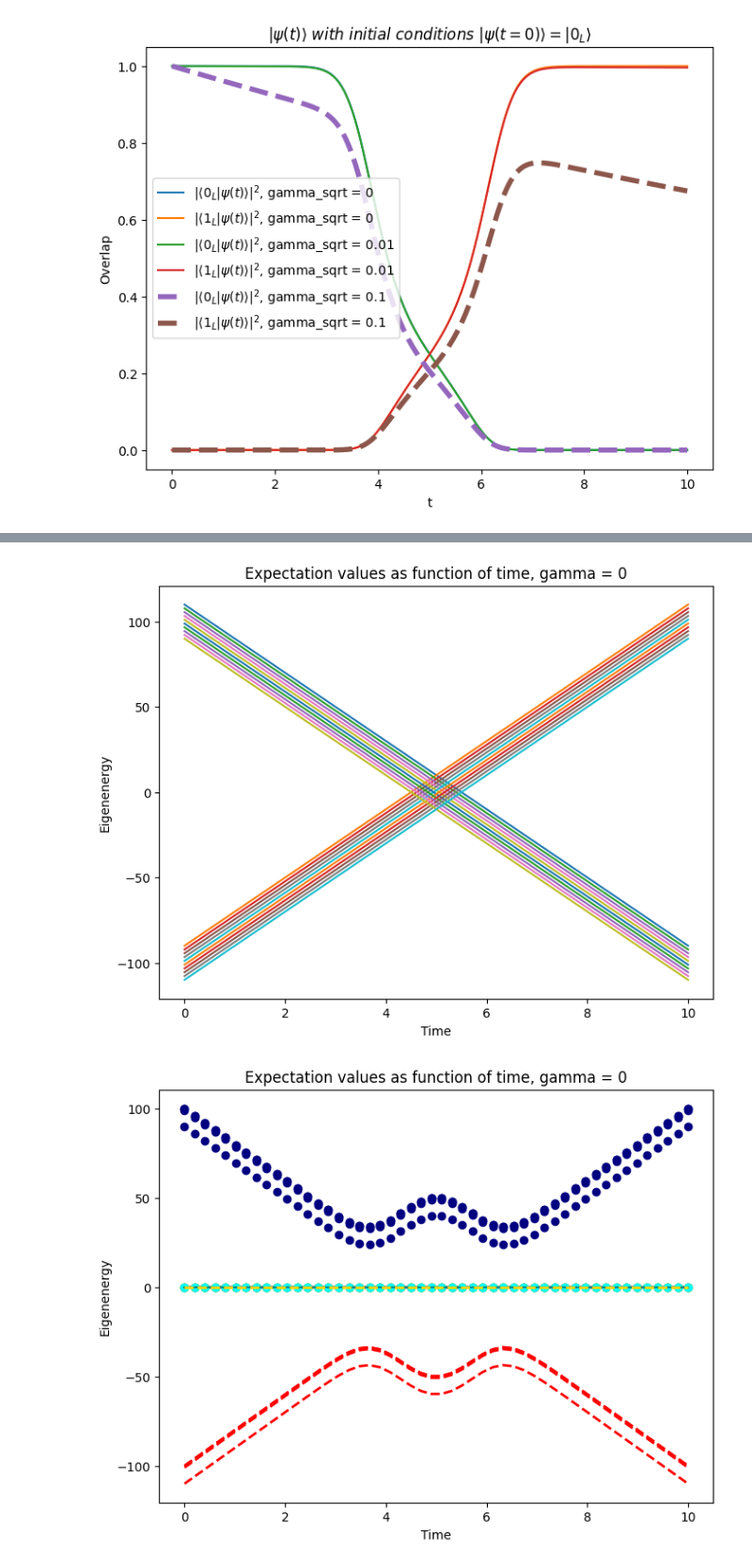
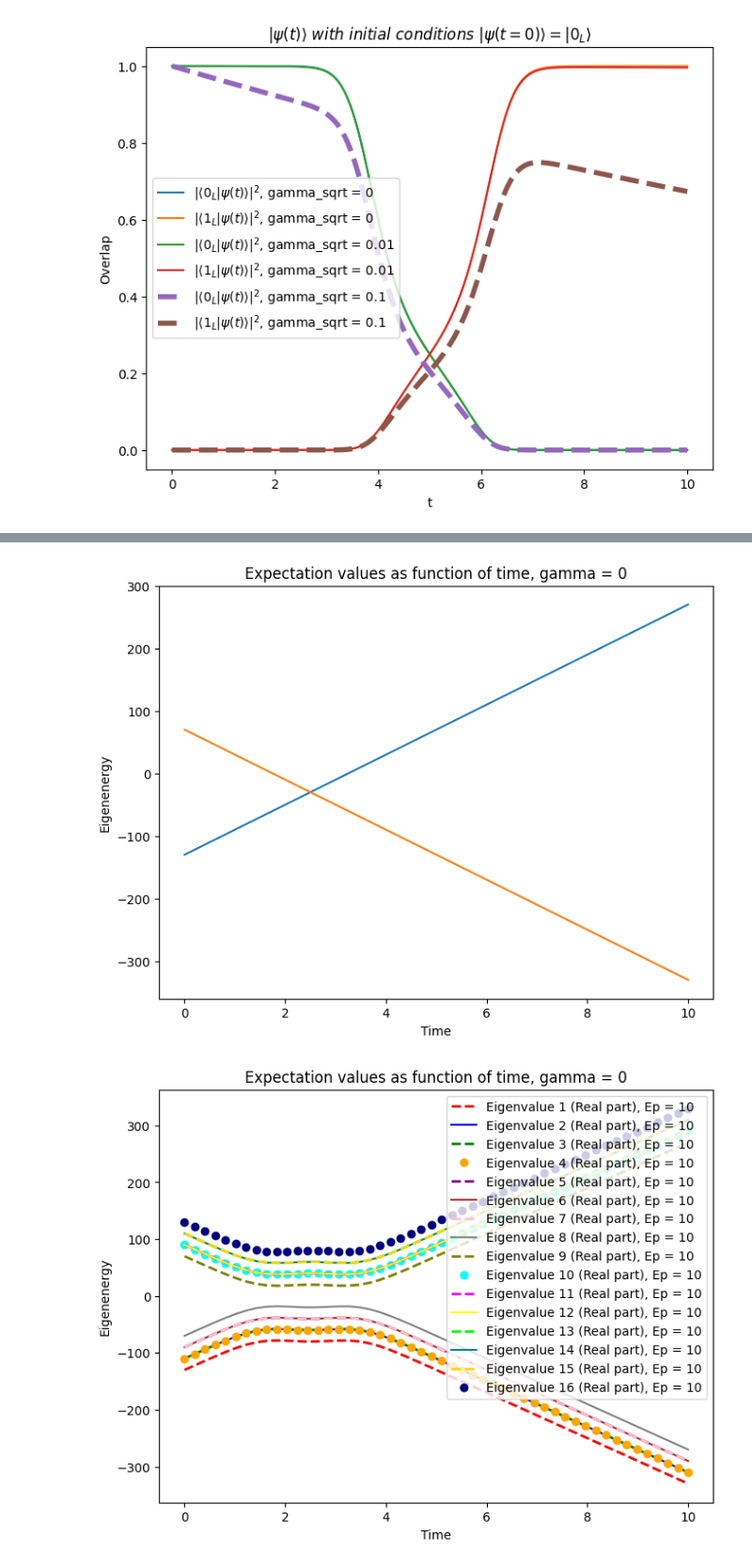
Before and after one commit to chenscheimq/QEC, a Jupyter notebook: RAP/RAP_4_qubit_stabilizer_code.ipynb, the cells around one changed output, grey strips where cells are left out. Shown at 94% size. Drawn from its saved outputs; the diff is of its cells as text; code cells hidden in the pictures.

```diff
--- a/RAP/RAP_4_qubit_stabilizer_code.ipynb
+++ b/RAP/RAP_4_qubit_stabilizer_code.ipynb
@@ -115,9 +115,9 @@ logical_Z = tensor(Z, Z, I, I)
 logical_one = logical_X * logical_zero
 
 # Applying error
-error = tensor(I, X, I, X)
-logical_zero = error * logical_zero
-logical_one = error * logical_one
+# error = tensor(I, X, I, X)
+# logical_zero = error * logical_zero
+# logical_one = error * logical_one
 
 print_quantum_state_as_superposition(logical_zero)
 print_quantum_state_as_superposition(logical_one)
@@ -127,6 +127,11 @@ P1 = logical_one * logical_one.dag()
 
 P_tot = P0 + P1
 
+for s in (-10*(g1 + g2 + g3)).eigenstates()[1]:
+    print(logical_one.overlap(s))
+    # print(logical_zero.overlap(s))
+
+
 result_zero = is_stabilized(logical_zero, stabilizers)
 result_one = is_stabilized(logical_one, stabilizers)
 print(f"Logical |0_L> is stabilized: {result_zero[1]} and the syndrom is {result_zero[0]}")
@@ -194,10 +215,11 @@ plt.show()
 # %% [output]
 [figure]
 # %%
-Eps = np.linspace(-10, 10, 30)
+# Eps = np.linspace(-10, 10, 30)
+Eps = [-10, 0, 10, 100]
 
 # defining time dependant coefs
-T = 10
+T = 5
 sigma = 1
 
 t = np.linspace(0, T, 1000)
@@ -214,7 +236,7 @@ plt.figure(figsize=(8, 6))
 for i, Ep in enumerate(Eps):
     Hp = -Ep*(g1 + g2 + g3)
 
-    gamma_sqrt = 0
+    gamma_sqrt = 0.5
     C_op = gamma_sqrt * sigmam()
     collapse_ops = [
         tensor(C_op, I, I, I),
@@ -226,14 +248,18 @@ for i, Ep in enumerate(Eps):
     # Define time-dependent Hamiltonian
     H_S = [[H_x, omega_t], [H_z, delta_t], Hp]
 
-    output = mesolve(H_S, logical_zero, t, collapse_ops, [])
+    # output = mesolve(H_S, logical_zero, t, collapse_ops, [])
+    output = sesolve(H_S, logical_zero, t)
 
     expect_psi_0 = []
     expect_psi_1 = []
 
     for index, state in enumerate(output.states):
-        expect_stat_psi_0 = np.abs(logical_zero.overlap(state))**2
-        expect_stat_psi_1 = np.abs(logical_one.overlap(state))**2
+        s0 = logical_zero*logical_zero.dag()
+        s1 = logical_one*logical_one.dag()
+
+        expect_stat_psi_0 = np.abs(s0.overlap(state))**2
+        expect_stat_psi_1 = np.abs(s1.overlap(state))**2
 
         expect_psi_0.append(expect_stat_psi_0)
         expect_psi_1.append(expect_stat_psi_1)
@@ -249,7 +275,7 @@ for i, Ep in enumerate(Eps):
         plt.plot(t, eigenvalues_0, label=r'$|\langle 0_L | \psi(t) \rangle|^2$, Ep = {}'.format(Ep))
         plt.plot(t, eigenvalues_1, label=r'$|\langle 1_L | \psi(t) \rangle|^2$, Ep = {}'.format(Ep))
 
-# plt.legend()
+plt.legend()
 plt.title(r'$| \psi(t) \rangle \ with \ initial \ conditions \ | \psi(t=0) \rangle = |0_L\rangle$')
 plt.xlabel("t")
 plt.ylabel("Overlap")
@@ -259,6 +285,7 @@ plt.show()
 # %%
-Eps = np.linspace(-10, 10, 10)
+# Eps = np.linspace(-10, 10, 10)
 
+Eps = [10]
 plt.figure(figsize=(8, 6))
 colors = [
     'red', 'blue', 'green', 'orange', 'purple', 'brown', 'pink', 'gray', 'olive', 'cyan',
@@ -317,9 +344,9 @@ plt.title('Expectation values as function of time, gamma = 0')
 # plt.ylim([-20,20])
 plt.show()
 # %% [output]
-[figure, old version]
+[figure, new version]
 # %%
-Eps = [0, 0.0001, 1, 10]
+Eps = [10]
 
 plt.figure(figsize=(8, 6))
 colors = [
@@ -354,36 +381,37 @@ for Ep in Eps:
         """
         H_t = get_full_hamiltonian(t_step)
         H_eff = H_t - 0.5j * sum([c.dag() * c for c in collapse_ops])  # Non-Hermitian Hamiltonian
         return H_eff
 
     time_steps = np.linspace(0, 10, 50)  # Adjust the range and number of points
 
     eigenenergies_over_time = []
 
 
     for t_step in time_steps:
-        H_eff_t = P_tot * get_effective_hamiltonian(t_step) * P_tot
+        H_eff_t = get_effective_hamiltonian(t_step)
         eigenenergies = H_eff_t.eigenenergies()
+        # eigenvectors = H_eff_t.eigenstates()
         eigenenergies_over_time.append(eigenenergies)
 
     eigenenergies_over_time = np.array(eigenenergies_over_time)
 
     for i in range(eigenenergies_over_time.shape[1]):
         if i % 2 == 0:
             plt.plot(time_steps, np.real(eigenenergies_over_time[:, i]), "--", label=f'Eigenvalue {i+1} (Real part), Ep = {Ep}', color=colors[i], linewidth=2)
         elif i % 3 == 0:
             plt.plot(time_steps, np.real(eigenenergies_over_time[:, i]), "o",label=f'Eigenvalue {i+1} (Real part), Ep = {Ep}', color=colors[i])
         else:
             plt.plot(time_steps, np.real(eigenenergies_over_time[:, i]),label=f'Eigenvalue {i+1} (Real part), Ep = {Ep}', color=colors[i])
 
 plt.xlabel('Time')
 plt.ylabel('Eigenenergy')
 plt.title('Expectation values as function of time, gamma = 0')
-# plt.legend()
+plt.legend()
 # plt.ylim([-20,20])
 plt.show()
 # %% [output]
-[figure, old version]
+[figure, new version]
 # %%
 plt.figure(figsize=(20, 10))
 
```
Also changed, not shown: parts of 4 cells of this notebook, 1 other file.
